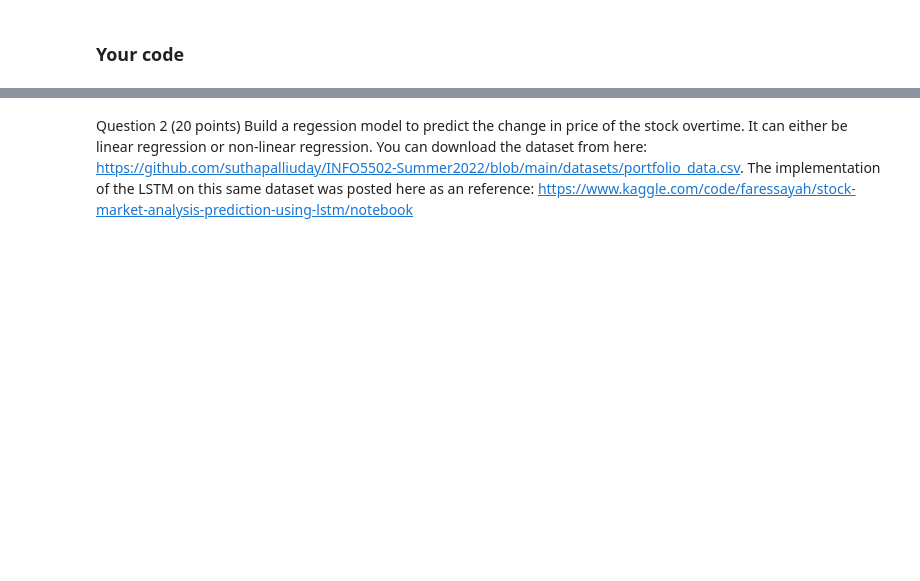
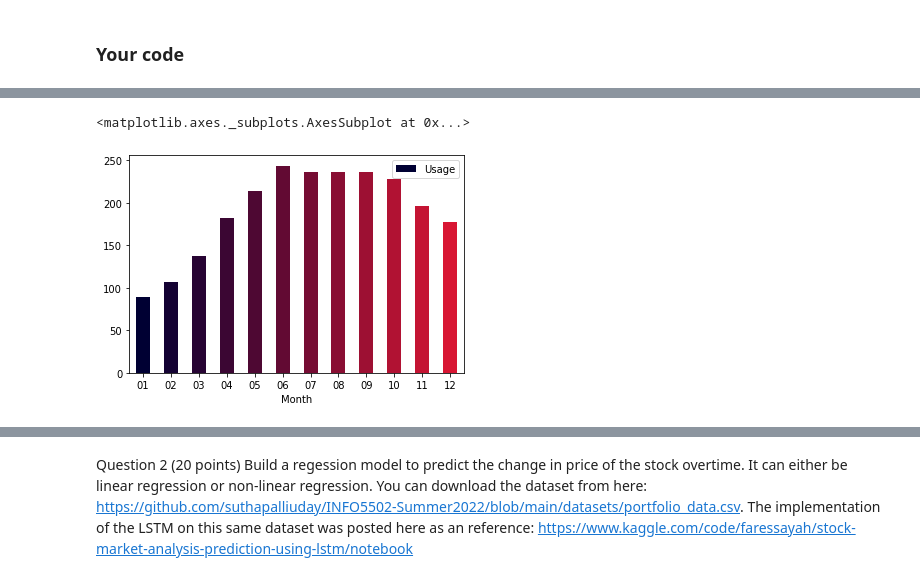
Before and after one commit to Revanthch/INFO-5502, a Jupyter notebook: lab_assignment_06.ipynb, the cells around one changed output, grey strips where cells are left out. Saved outputs shown, nothing was run; the diff lists cells and outputs as text; code cells hidden in the pictures; blank space fills up the shorter version.

```diff
--- a/lab_assignment_06.ipynb
+++ b/lab_assignment_06.ipynb
@@ -185,0 +156,12 @@ print("Predicted the counts and saved as my_prediction.csv")
+# %%
+Month_col = np.unique(df_train['Month'])
+diff_colors = [(x/13, x/130.0, 0.2) for x in range(12)]
+df = {}
+for col in Month_col:
+    df1 = df_train.loc[df_train["Month"] == col]
+    df[col] = df1['count'].mean()
+df3 = pd.DataFrame({'Month':list(df.keys()),'Usage':list(df.values())})
+df3.plot.bar(x='Month', y='Usage',color=diff_colors, rot=0)
+# %% [output]
+<matplotlib.axes._subplots.AxesSubplot at 0x...>
+[figure, added]
```
Also changed, not shown: parts of 15 cells of this notebook.
